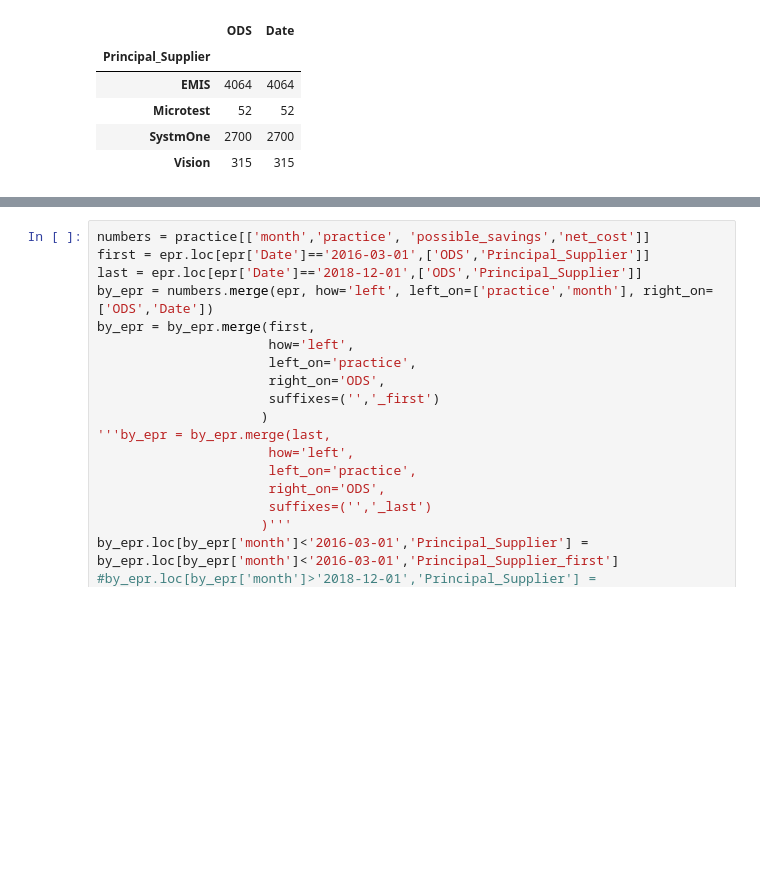
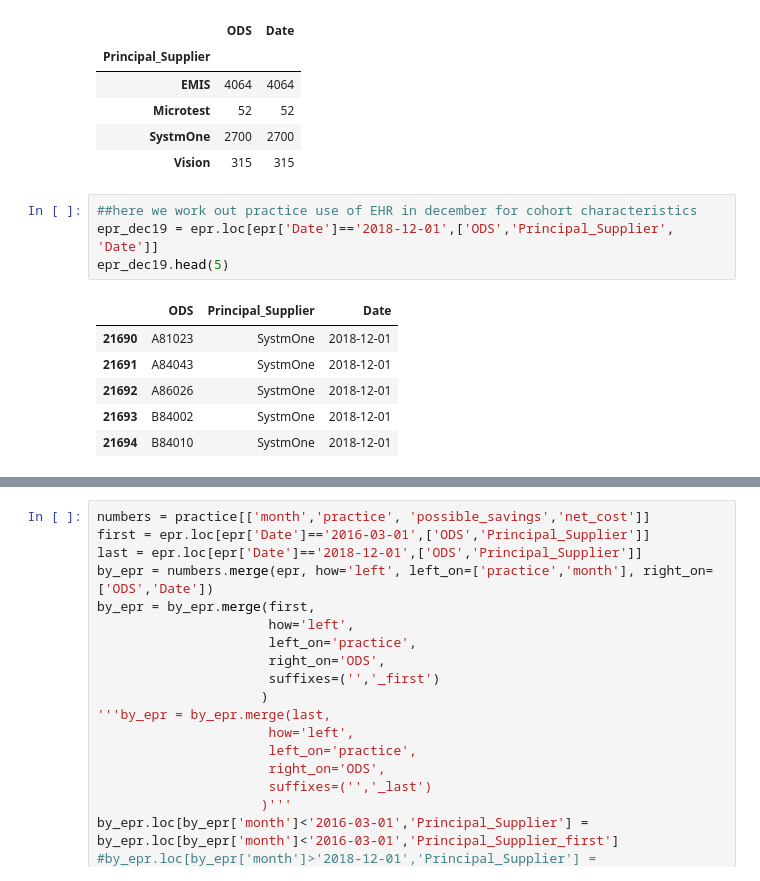
Before and after one commit to ebmdatalab/ghost_branded_generics_paper, a Jupyter notebook: Ghost Branded Generics.ipynb, the cells around one changed output, grey strips where cells are left out. Cells and saved outputs as stored; diff of their text form; blank space fills up the shorter version.

```diff
--- a/Ghost Branded Generics.ipynb
+++ b/Ghost Branded Generics.ipynb
@@ -457,3 +457,14 @@ epr_march19.groupby('Principal_Supplier').count()
 | Microtest | 52 | 52 |
 | SystmOne | 2700 | 2700 |
 | Vision | 315 | 315 |
+# %%
+##here we work out practice use of EHR in december for cohort characteristics
+epr_dec19 = epr.loc[epr['Date']=='2018-12-01',['ODS','Principal_Supplier', 'Date']]
+epr_dec19.head(5)
+# %% [output]
+|  | ODS | Principal_Supplier | Date |
+| 21690 | A81023 | SystmOne | 2018-12-01 |
+| 21691 | A84043 | SystmOne | 2018-12-01 |
+| 21692 | A86026 | SystmOne | 2018-12-01 |
+| 21693 | B84002 | SystmOne | 2018-12-01 |
+| 21694 | B84010 | SystmOne | 2018-12-01 |
```
Also changed, not shown: parts of 3 cells of this notebook, 8 other files.
